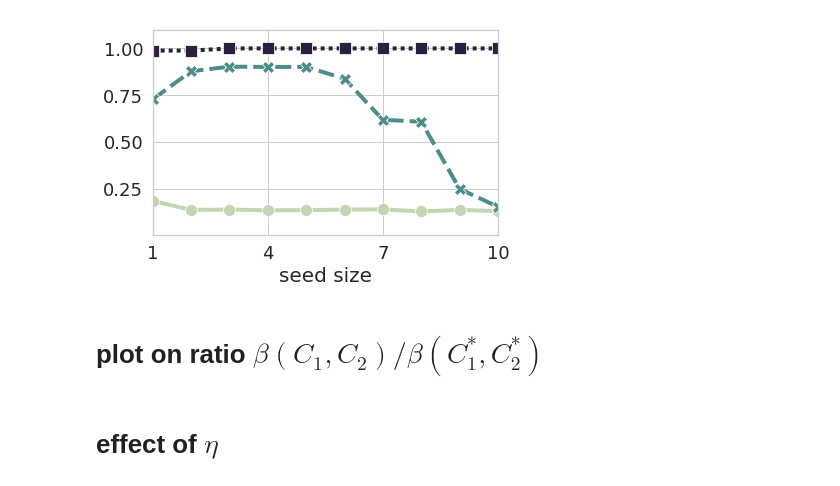
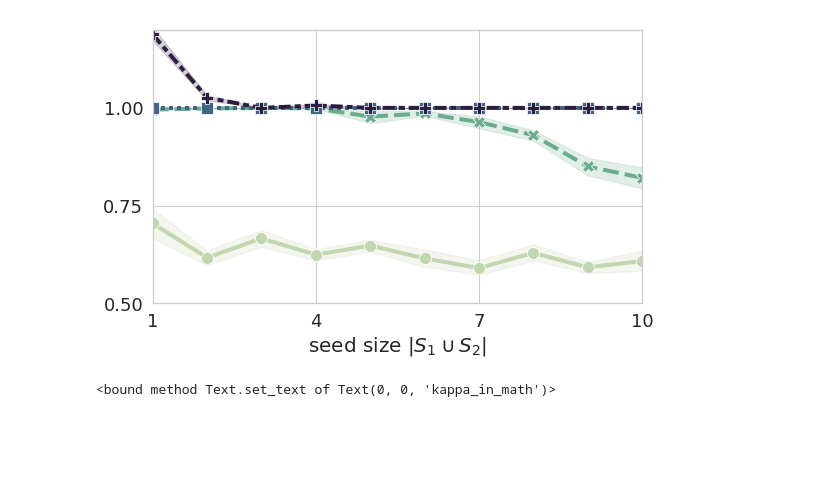
Before and after one commit to xiaohan2012/signed-local-community, a Jupyter notebook: experiment_on_synthetic_graphs.ipynb, the cells around one changed output. Drawn from its saved outputs; the diff is of its cells as text; code cells hidden in the pictures; blank space fills up the shorter version.

```diff
--- a/experiment_on_synthetic_graphs.ipynb
+++ b/experiment_on_synthetic_graphs.ipynb
@@ -29,10 +29,12 @@ sns.set(style="whitegrid")
 plt.style.use('paper')
 # %%
 styles = dict(
-    palette=sns.cubehelix_palette(3, light=0.8, start=0.5, rot=-.75),
-    style='kappa',
+    palette=sns.cubehelix_palette(4, light=0.8, start=0.5, rot=-.75),
+    style='kappa_in_math',
     markers=True,
 
 )
+# %%
+plt.rcParams['figure.figsize'] = (8, 5)
 # %%
 perf_df = pd.read_csv('outputs/effect_of_eta.csv')
@@ -99,31 +141,32 @@ fig.savefig('figs/synthetic_experiment/effect_of_outlier.pdf')
 # %%
 perf_df = pd.read_csv('outputs/effect_of_seed_size.csv')
-perf_df = perf_df[(np.isclose(perf_df['kappa'], 0.1)) | (np.isclose(perf_df['kappa'], 0.5)) | (np.isclose(perf_df['kappa'], 0.9))]
-perf_df['kappa'] = perf_df['kappa'].apply(lambda v: "${:.1f}$".format(v))
-
-avg_df = perf_df[['MAP', 'seed_size', 'kappa', 'min_beta', 'ground_truth_beta', 'edge_noise_level']].groupby(['seed_size', 'kappa']).mean()
+perf_df = perf_df[(
+    np.isclose(perf_df['kappa'], 0.1))
+    | (np.isclose(perf_df['kappa'], 0.5))
+    | (np.isclose(perf_df['kappa'], 0.9))
+    | (np.isclose(perf_df['kappa'], 0.99))
+]
+perf_df['kappa_in_math'] = perf_df['kappa'].apply(lambda v: "${:.2f}$".format(v))
+perf_df['beta_ratio'] = perf_df['min_beta'] / perf_df['ground_truth_beta']
 
 fig, ax = plt.subplots(1, 1)
-avg_df.reset_index(inplace=True)
 
 lp = sns.lineplot(
-    x='seed_size', y='MAP', hue='kappa', data=avg_df, ax=ax,
+    x='seed_size', y='beta_ratio', hue='kappa_in_math', data=perf_df, ax=ax,
     legend=False,
+    err_style='band',
     **styles
 )
 lp.set(
     xlim=(1, 10),
-    ylim=(0, 1.1),
+    ylim=(0.5, 1.2),
     xticks=[1, 4, 7, 10],
     yticks=[0.25, 0.5, 0.75, 1.0],
     ylabel='',
-    xlabel='seed size')
+    xlabel='seed size $|S_1 \cup S_2|$'
+)
 fig.tight_layout()
 
-fig.savefig('figs/synthetic_experiment/effect_of_seed.pdf')
+fig.savefig('figs/synthetic_experiment/effect_of_seed_beta_ratio.pdf')
 # %% [output]
-[figure, old version]
+[figure, new version]
-# %% [markdown]
-# plot on ratio $\beta(C_1, C_2 ) / \beta(C_1^*, C_2^*)$
-# %% [markdown]
-# effect of $\eta$
@@ -129,0 +175,4 @@ fig.savefig('figs/synthetic_experiment/effect_of_seed.pdf')
+# %%
+lp.axes.get_legend().texts[0].set_text
+# %% [output]
+<bound method Text.set_text of Text(0, 0, 'kappa_in_math')>
```
Also changed, not shown: parts of 26 cells of this notebook, 5 other files.
